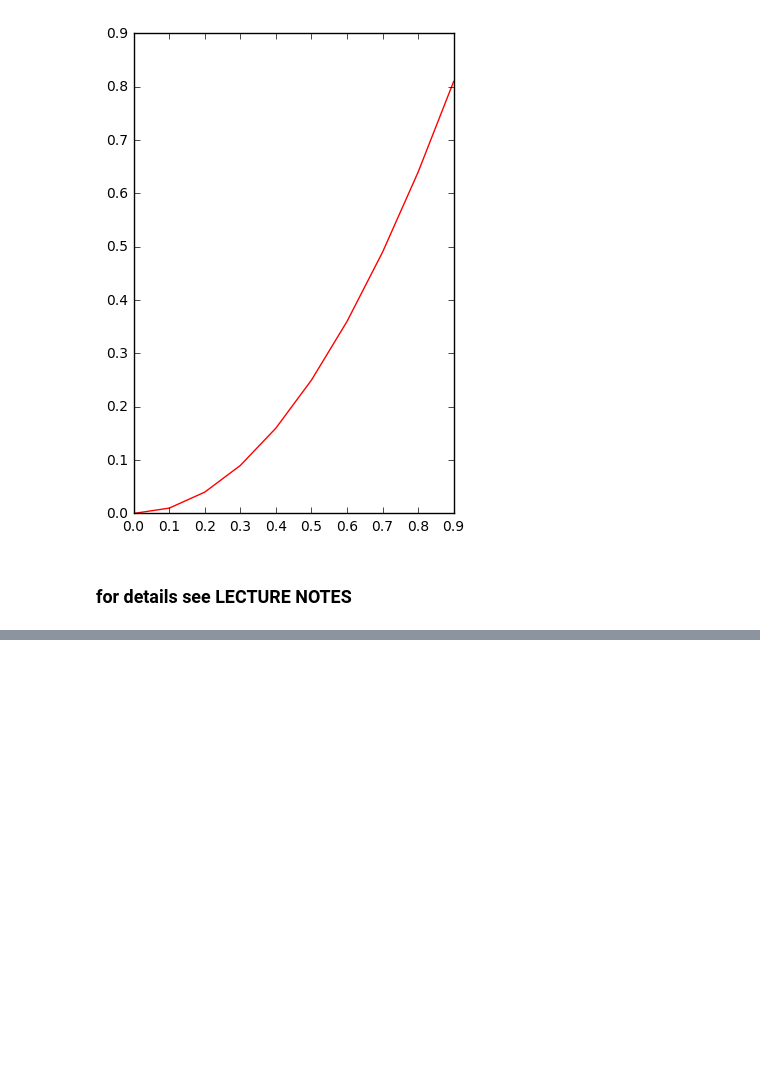
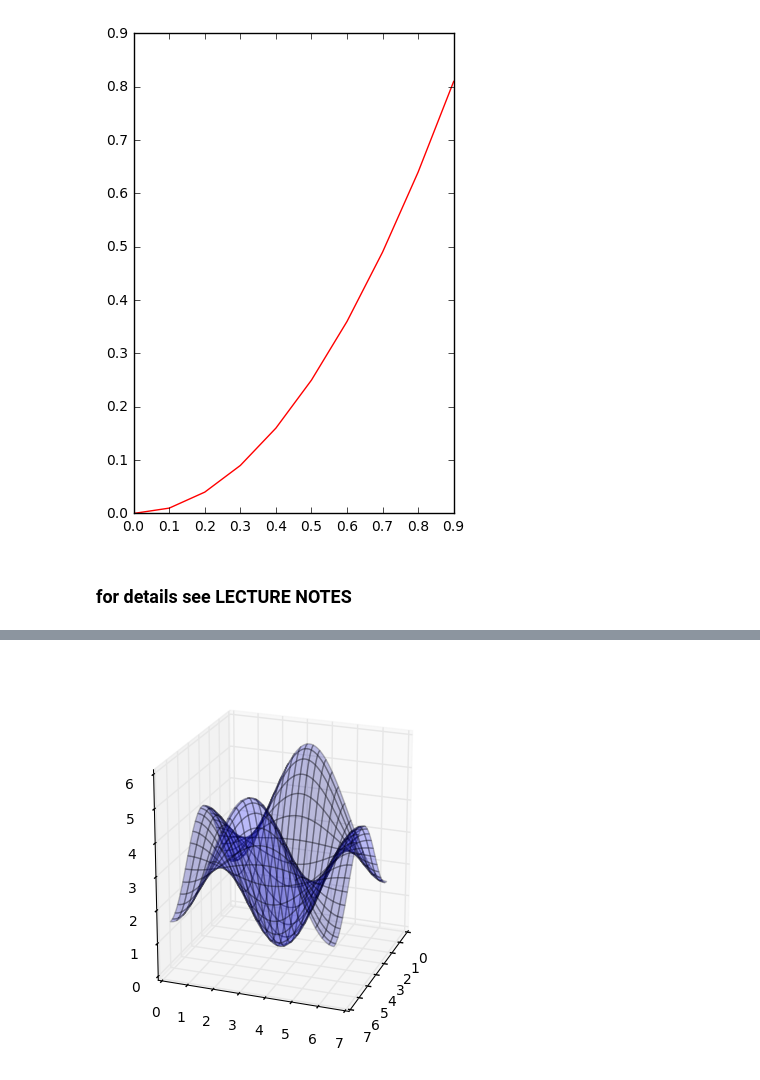
Before and after one commit to csaq5147/Programming, a Jupyter notebook: Lesson3.ipynb, the cells around one changed output, grey strips where cells are left out. Drawn from its saved outputs; the diff is of its cells as text; code cells hidden in the pictures; blank space fills up the shorter version.

```diff
--- a/Lesson3.ipynb
+++ b/Lesson3.ipynb
@@ -226,0 +249,11 @@ axes.plot(x,y, 'r');
+# %%
+from ipywidgets import interact
+def pltwxy(az, el):
+    fig = plt.figure(figsize=(10,5))
+    ax = fig.add_subplot(1,2,1, projection='3d')
+    ax.plot_surface(X,Y,Z, rstride=4, cstride=4, alpha=0.25)
+    ax.view_init(az, el)
+
+interact(pltwxy, az=(0, 100,10), el=(0, 90, 10));
+# %% [output]
+[figure, added]
```
Also changed, not shown: parts of 5 cells of this notebook.
